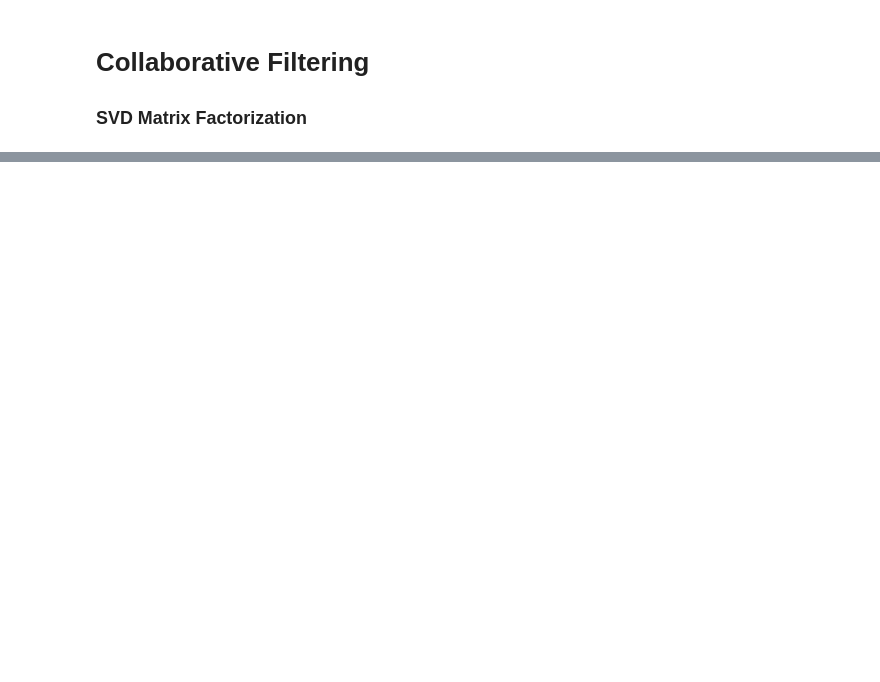
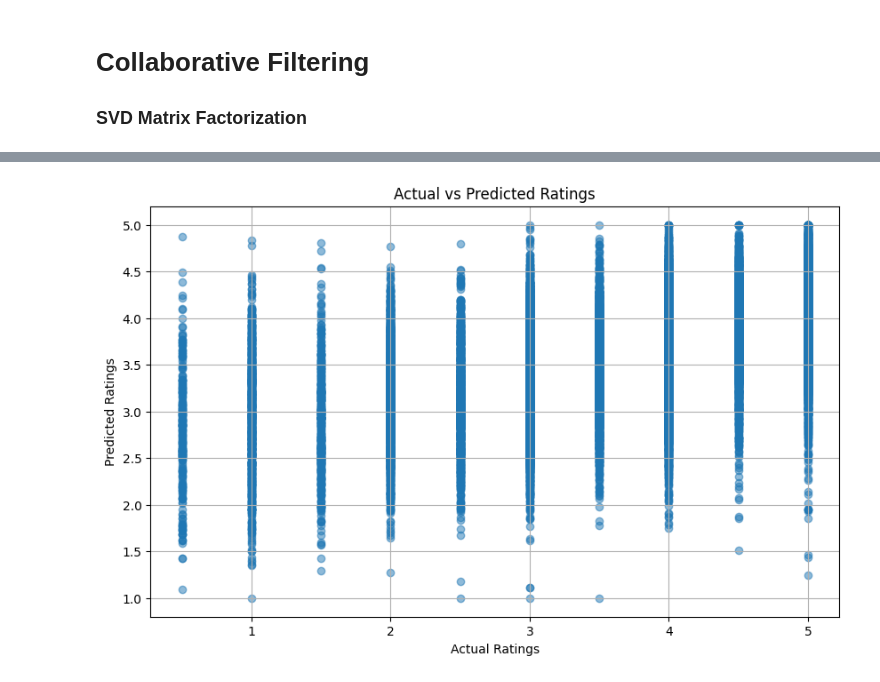
Before and after one commit to Pegiadis/movie_lens, a Jupyter notebook: notebooks/Matrix_factorization.ipynb, the cells around one changed output, grey strips where cells are left out. Saved outputs shown, nothing was run; the diff lists cells and outputs as text; code cells hidden in the pictures; blank space fills up the shorter version.

```diff
--- a/notebooks/Matrix_factorization.ipynb
+++ b/notebooks/Matrix_factorization.ipynb
@@ -28,0 +29,22 @@ RMSE: 0.8999
+# %%
+import matplotlib.pyplot as plt
+
+# Extract actual and predicted ratings
+actual = [pred.r_ui for pred in predictions]
+predicted = [pred.est for pred in predictions]
+
+# Scatter plot of actual vs predicted ratings
+plt.figure(figsize=(10,6))
+plt.scatter(actual, predicted, alpha=0.5)
+plt.title('Actual vs Predicted Ratings')
+plt.xlabel('Actual Ratings')
+plt.ylabel('Predicted Ratings')
+plt.grid(True)
+
+# Annotate the RMSE on the plot
+plt.annotate(f'RMSE: {rmse:.2f}', xy=(0.1, 4.5), fontsize=12)
+
+# Show the plot
+plt.show()
+# %% [output]
+[figure, added]
```
Also changed, not shown: parts of 1 cell of this notebook, 20 other files.
